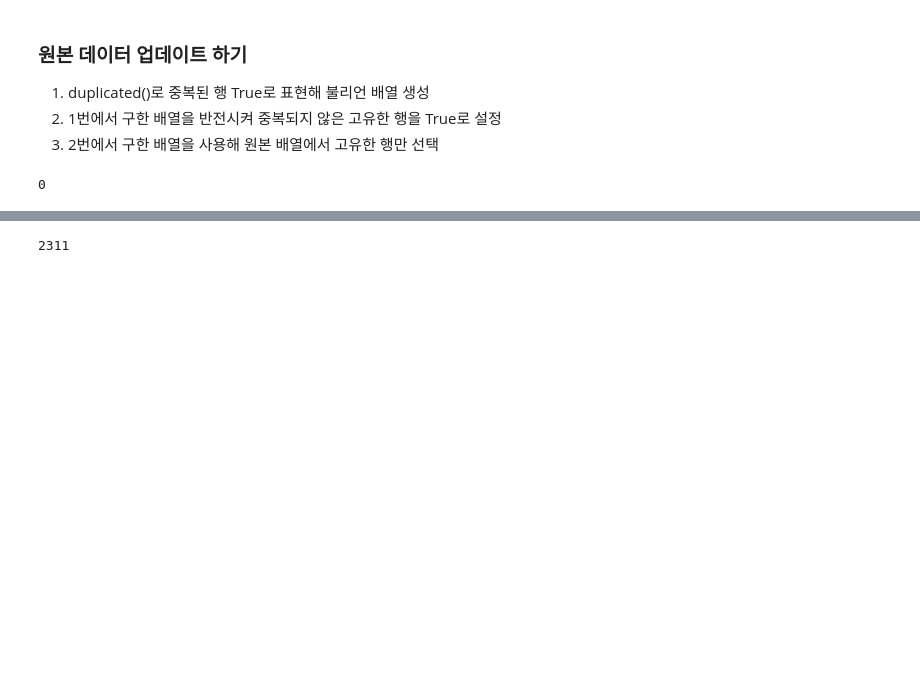
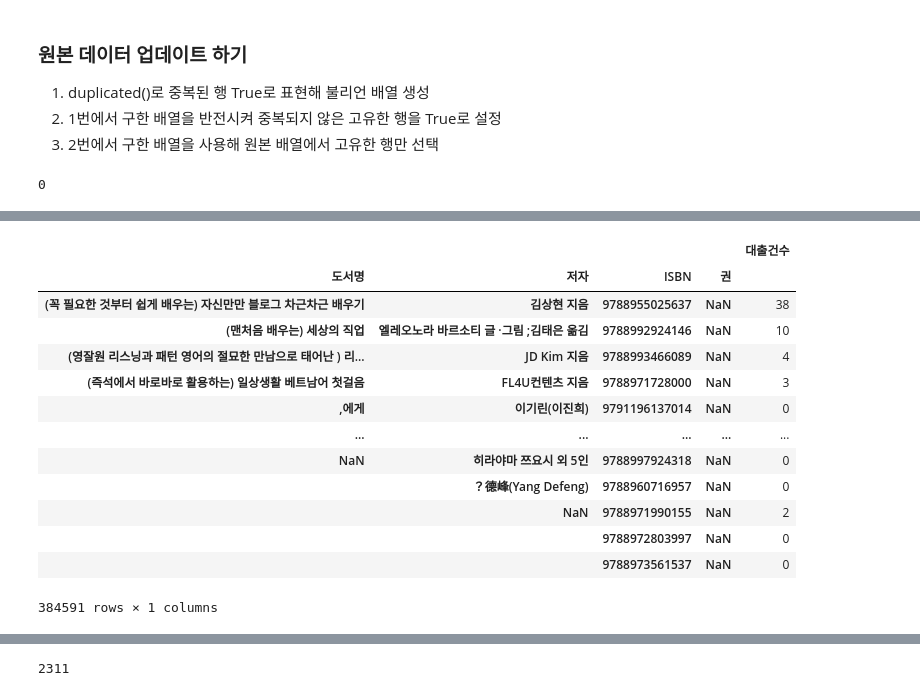
Before and after one commit to Chaerim0626/data-analysis-study, a Jupyter notebook: Chapter3.ipynb, the cells around one changed output, grey strips where cells are left out. Cells and saved outputs as stored; diff of their text form; code cells hidden in the pictures; blank space fills up the shorter version.

```diff
--- a/Chapter3.ipynb
+++ b/Chapter3.ipynb
@@ -247,6 +267,23 @@ ns_book3.head()
 | 나도 한 문장 잘 쓰면 바랄 게 없겠네 | 김선영 지음 | 9788968332982 | NaN | 3 | 블랙피쉬 | 2021 | NaN | NaN | NaN | 1 | 0 | ... |
 | 예루살렘 해변 | 이도 게펜 지음, 임재희 옮김 | 9788970759906 | NaN | 4 | 문학세계사 | 2021 | NaN | NaN | NaN | 1 | 0 | ... |
 | 김성곤의 중국한시기행 : 장강·황하 편 | 김성곤 지음 | 9788934990833 | NaN | 5 | 김영사 | 2021 | NaN | NaN | NaN | 1 | 0 | ... |
+# %%
+loan_count
+# %% [output]
+|  |  |  |  | 대출건수 |
+| 도서명 | 저자 | ISBN | 권 |  |
+| (꼭 필요한 것부터 쉽게 배우는) 자신만만 블로그 차근차근 배우기 | 김상현 지음 | 9788955025637 | NaN | 38 |
+| (맨처음 배우는) 세상의 직업 | 엘레오노라 바르소티 글 ·그림 ;김태은 옮김 | 9788992924146 | NaN | 10 |
+| (영잘원 리스닝과 패턴 영어의 절묘한 만남으로 태어난 ) 리... | JD Kim 지음 | 9788993466089 | NaN | 4 |
+| (즉석에서 바로바로 활용하는) 일상생활 베트남어 첫걸음 | FL4U컨텐츠 지음 | 9788971728000 | NaN | 3 |
+| ,에게 | 이기린(이진희) | 9791196137014 | NaN | 0 |
+| ... | ... | ... | ... | ... |
+| NaN | 히라야마 쯔요시 외 5인 | 9788997924318 | NaN | 0 |
+|  | ？德峰(Yang Defeng) | 9788960716957 | NaN | 0 |
+|  | NaN | 9788971990155 | NaN | 2 |
+|  |  | 9788972803997 | NaN | 0 |
+|  |  | 9788973561537 | NaN | 0 |
+384591 rows × 1 columns
 # %%
 # 업데이트 하기 update()
 ns_book3.update(loan_count) # 다른 데이터프레임을 사용해 원본 데이터프레임의 값 업데이트
```
Also changed, not shown: parts of 10 cells of this notebook, 6 other files.
